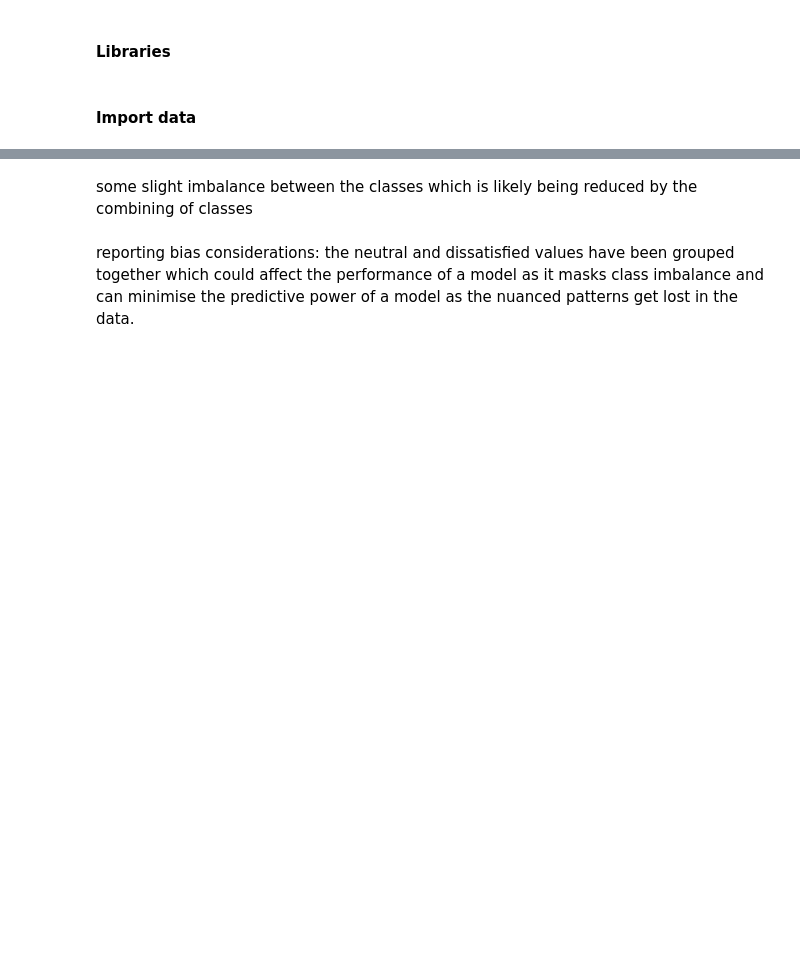
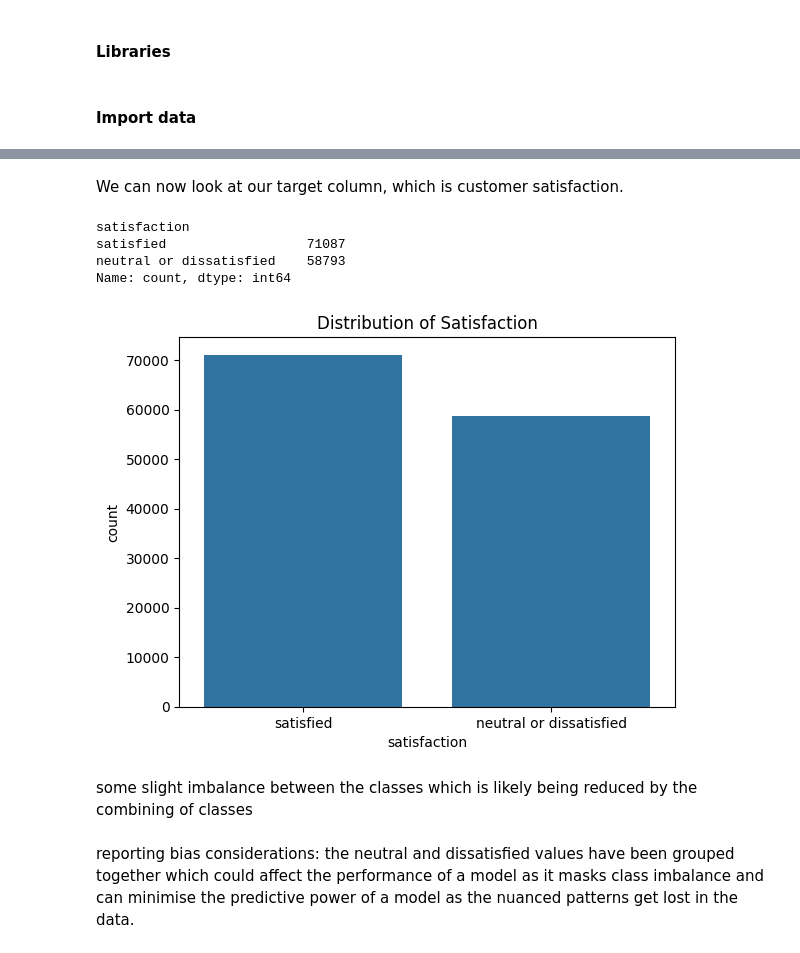
Before and after one commit to jomunji/MOD006907_ML_and_DE, a Jupyter notebook: asignment data EDA.ipynb, the cells around one changed output, grey strips where cells are left out. Drawn from its saved outputs; the diff is of its cells as text; code cells hidden in the pictures; blank space fills up the shorter version.

Commit message:
Cleaned up code, removed duplicated code, made graphs prettier

```diff
--- a/asignment data EDA.ipynb
+++ b/asignment data EDA.ipynb
@@ -72,0 +62,27 @@ Name: count, dtype: int64
+# %%
+df = df.rename(columns={
+    'id': 'id',
+    'satisfaction_v2': 'satisfaction',
+    'Gender': 'gender',
+    'Customer Type': 'customer_type',
+    'Age': 'age',
+    'Type of Travel': 'type_of_travel',
+    'Class': 'class',
+    'Flight Distance': 'flight_distance',
+    'Seat comfort': 'seat_comfort',
+    'Departure/Arrival time convenient': 'departure_arrival_time_convenient',
+    'Food and drink': 'food_and_drink',
+    'Gate location': 'gate_location',
+    'Inflight wifi service': 'inflight_wifi_service',
+    'Inflight entertainment': 'inflight_entertainment',
+    'Online support': 'online_support',
+    'Ease of Online booking': 'ease_of_online_booking',
+    'On-board service': 'on_board_service',
+    'Leg room service': 'leg_room_service',
+    'Baggage handling': 'baggage_handling',
+    'Checkin service': 'checkin_service',
+    'Cleanliness': 'cleanliness',
+    'Online boarding': 'online_boarding',
+    'Departure Delay in Minutes': 'departure_delay_minutes',
+    'Arrival Delay in Minutes': 'arrival_delay_minutes'
+})
@@ -73,3 +103,18 @@ Name: count, dtype: int64
+# %% [markdown]
+We can now look at our target column, which is customer satisfaction.
+# %%
+df['satisfaction'].value_counts()
+# %% [output]
+satisfaction
+satisfied                  71087
+neutral or dissatisfied    58793
+Name: count, dtype: int64
+# %%
+sns.countplot(data=df, x='satisfaction')
+plt.title('Distribution of Satisfaction')
+plt.show()
+# %% [output]
+[figure, added]
 # %% [markdown]
 some slight imbalance between the classes which is likely being reduced by the combining of classes
 # %% [markdown]
```
Also changed, not shown: parts of 21 cells of this notebook, 1 other file.
